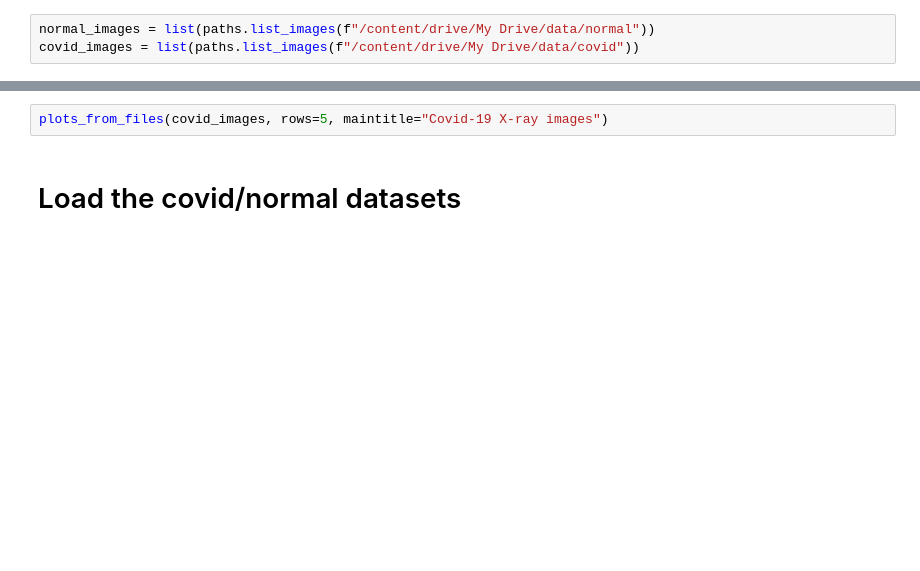
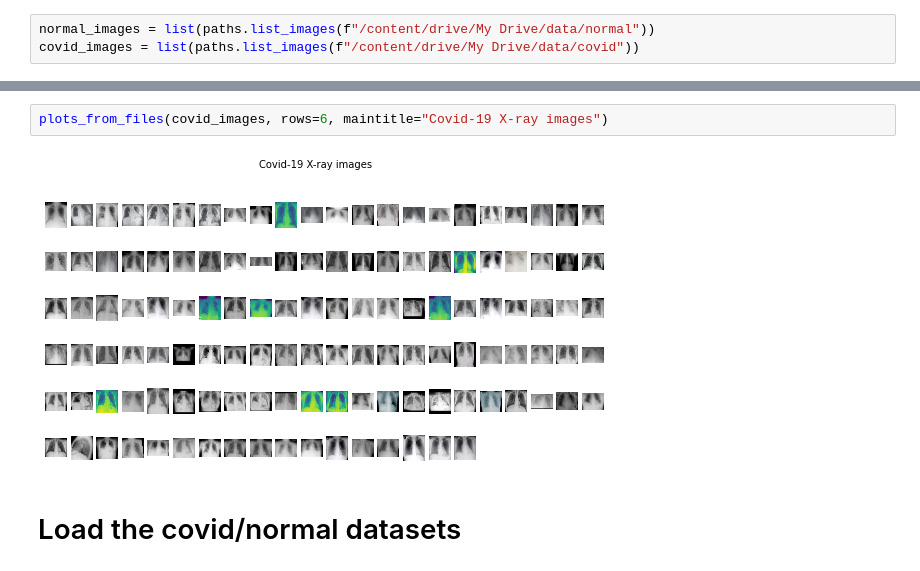
Before and after one commit to MPdeM/imaging_diagnosis, a Jupyter notebook: BuildModel.ipynb, the cells around one changed output, grey strips where cells are left out. Cells and saved outputs as stored; diff of their text form; blank space fills up the shorter version.

```diff
--- a/BuildModel.ipynb
+++ b/BuildModel.ipynb
@@ -182,5 +182,7 @@ plots_from_files(normal_images, rows=5, maintitle="Normal X-ray images")
 # %%
-plots_from_files(covid_images, rows=5, maintitle="Covid-19 X-ray images")
+plots_from_files(covid_images, rows=6, maintitle="Covid-19 X-ray images")
+# %% [output]
+[figure, added]
 # %% [markdown]
 # Load the covid/normal datasets
 # %%
```
Also changed, not shown: parts of 22 cells of this notebook.
